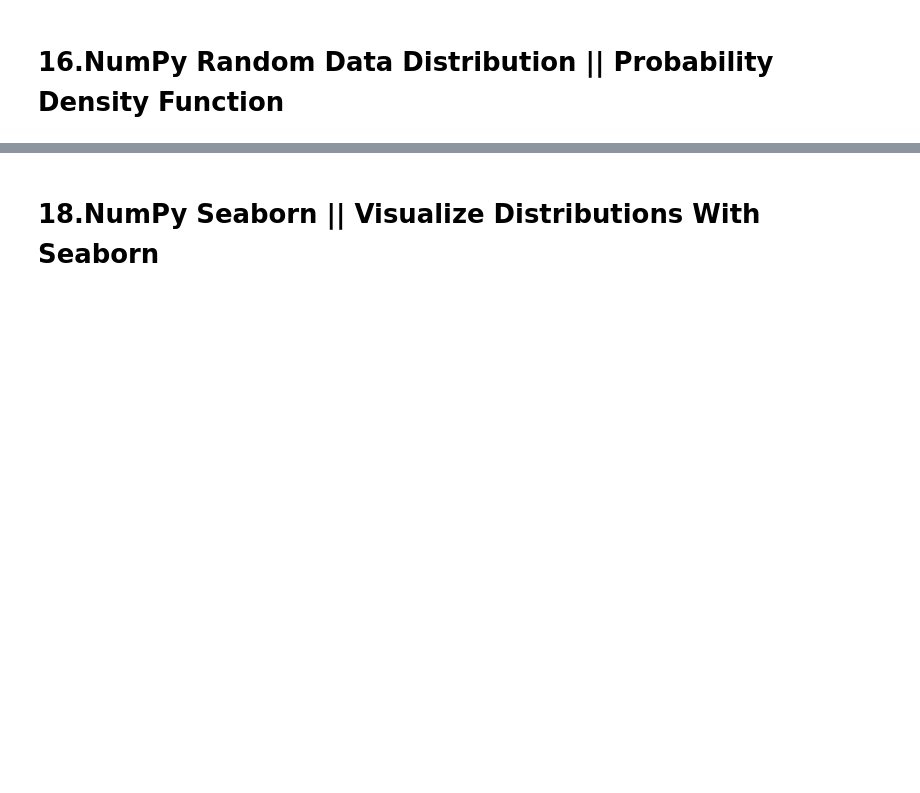
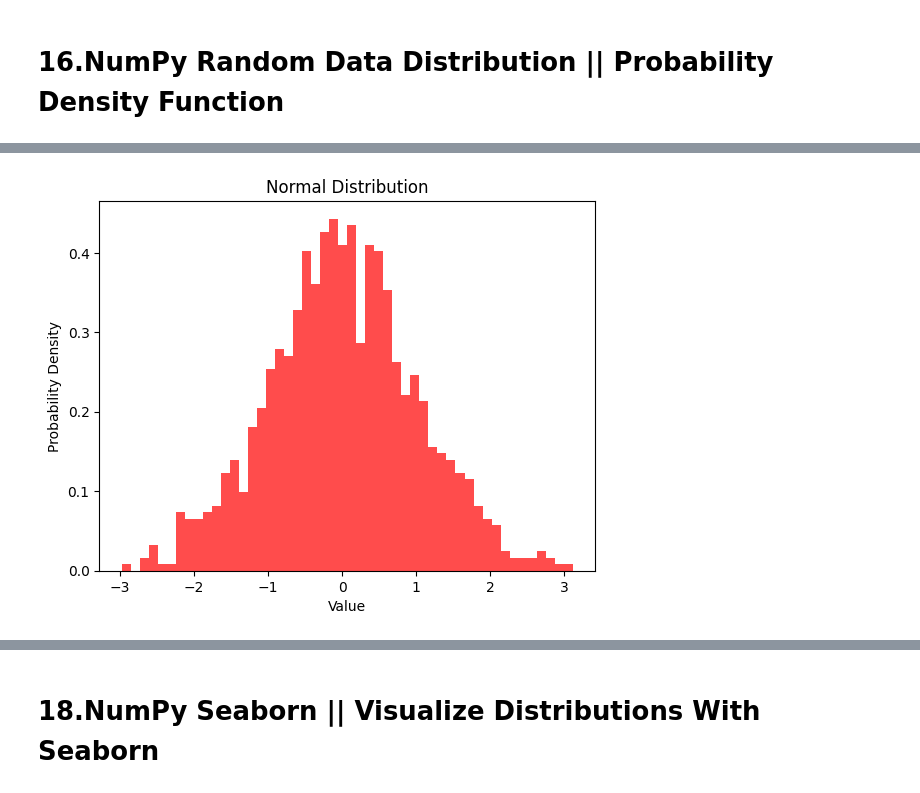
Before and after one commit to praveensinghaws/Python, a Jupyter notebook: DataCode_With_Sharad/2-Python_Numpy/4_NUMPY_LAB_16_20.ipynb, the cells around one changed output, grey strips where cells are left out. Drawn from its saved outputs; the diff is of its cells as text; code cells hidden in the pictures; blank space fills up the shorter version.

```diff
--- a/DataCode_With_Sharad/2-Python_Numpy/4_NUMPY_LAB_16_20.ipynb
+++ b/DataCode_With_Sharad/2-Python_Numpy/4_NUMPY_LAB_16_20.ipynb
@@ -2,0 +19,16 @@
+# %%
+# 2. Normal Distribution:
+import numpy as np
+import matplotlib.pyplot as plt
+
+# Generate random numbers from a normal distribution
+normal_data = np.random.normal(0, 1, 1000)  # Generate 1000 random numbers with mean 0 and standard deviation 1
+
+# Plot the histogram to visualize the distribution
+plt.hist(normal_data, bins=50, density=True, alpha=0.7, color='r')
+plt.title('Normal Distribution')
+plt.xlabel('Value')
+plt.ylabel('Probability Density')
+plt.show()
+# %% [output]
+[figure, added]
```
Also changed, not shown: parts of 27 cells of this notebook, 1 other file.
